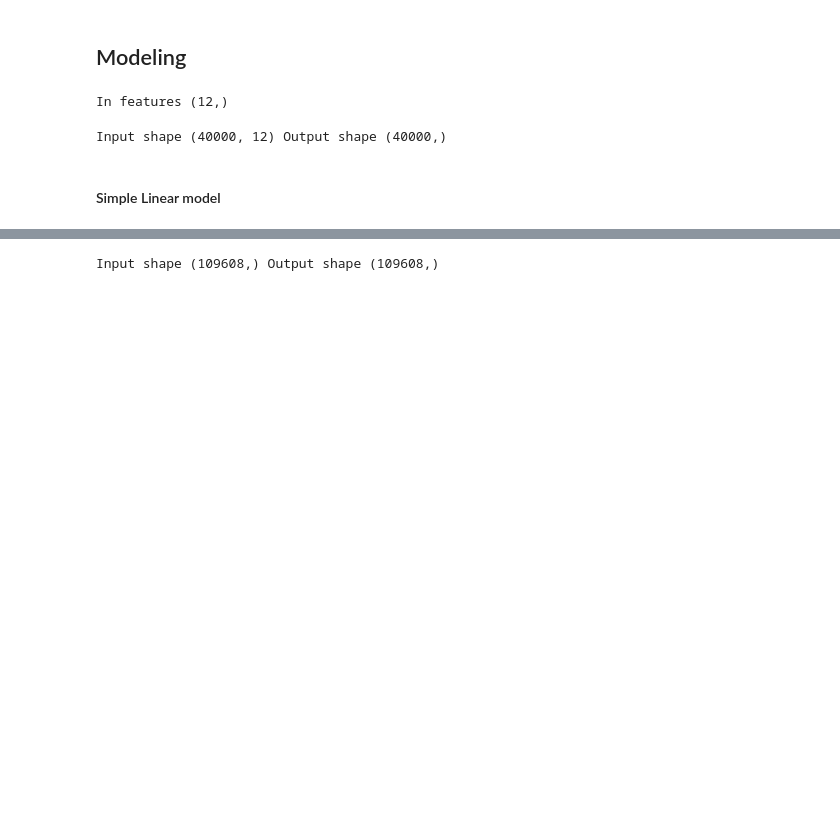
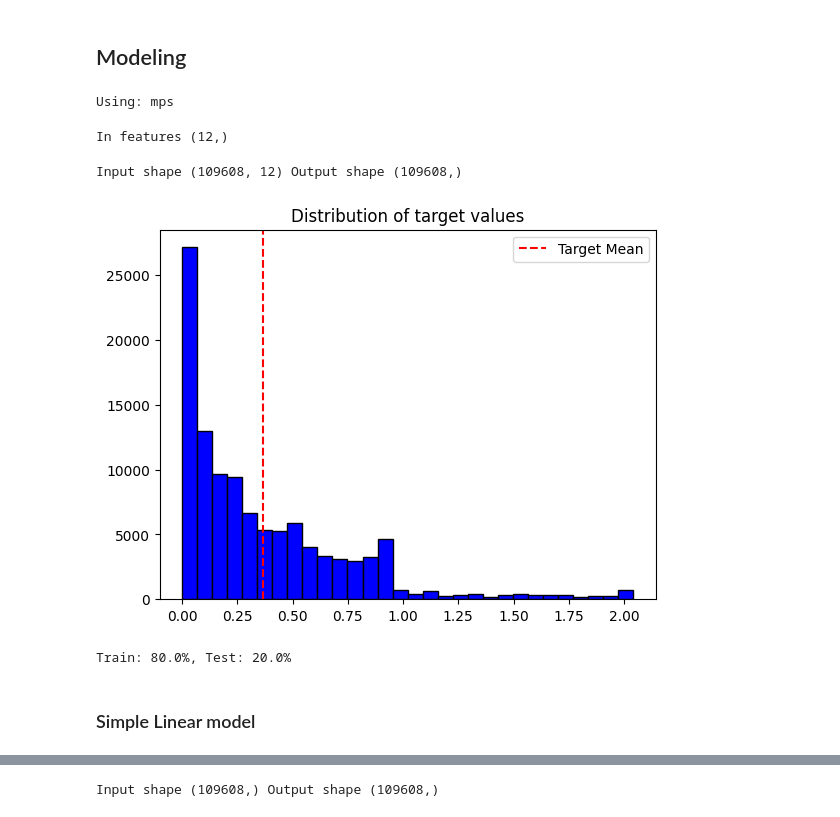
Before and after one commit to zybecker/DS-5500, a Jupyter notebook: RNN_Model.ipynb, the cells around one changed output, grey strips where cells are left out. Saved outputs shown, nothing was run; the diff lists cells and outputs as text; code cells hidden in the pictures; blank space fills up the shorter version.

```diff
--- a/RNN_Model.ipynb
+++ b/RNN_Model.ipynb
@@ -214,5 +216,7 @@ from dataclasses import dataclass
 from torch.utils.data import DataLoader, Dataset, TensorDataset
 from tqdm import tqdm
 # %%
-DEVICE = torch.device("mps" if torch.backends.mps.is_built() else "cpu")
+DEVICE = torch.device("mps" if torch.backends.mps.is_available() else ("cuda" if torch.cuda.is_available() else "cpu"))
 print("Using:", DEVICE)
+# %% [output]
+Using: mps
@@ -223,18 +286,44 @@ In features (12,)
 # %%
 # just get the last pitch for this test
 input_vals = np.array([t[0] for t in X_tuple])
 # Convert Nan to 0
-input_vals = np.nan_to_num(input_vals, nan=-1)[0:40000]
-target_vals = np.nan_to_num(ys, nan=-1)[0:40000]
+input_vals = np.nan_to_num(input_vals, nan=-1)
+target_vals = np.nan_to_num(ys, nan=-1)
 print("Input shape", input_vals.shape, "Output shape", target_vals.shape)
 
 # Standardize the data
 from sklearn import preprocessing
 scaler = preprocessing.StandardScaler().fit(input_vals)
 input_vals = scaler.transform(input_vals)
 #scaler = preprocessing.StandardScaler().fit(target_vals)
 #target_vals = scaler.transform(target_vals)
+
+plt.title("Distribution of target values")
+plt.hist(target_vals, bins=30, color='b', edgecolor='black')
+plt.axvline(x=target_vals.mean(), color='r', linestyle='--', label='Target Mean')
+plt.legend()
+plt.show()
 # %% [output]
-Input shape (40000, 12) Output shape (40000,)
+Input shape (109608, 12) Output shape (109608,)
+[figure, added]
+# %%
+batch_size = 32
+
+# Convert to tensor
+input_tensor = torch.tensor(input_vals, dtype=torch.float32)
+target_tensor = torch.tensor(target_vals, dtype=torch.float32)
+
+# Create dataset
+MLP_dataset = TensorDataset(input_tensor, target_tensor)
+
+# Split into test and train data
+train_dataset, test_dataset = random_split(MLP_dataset, [0.8, 0.2])
+print(f"Train: {len(train_dataset)/len(MLP_dataset)*100:.1f}%, Test: {len(test_dataset)/len(MLP_dataset)*100:.1f}%")
+
+# Turn into Dataloaders
+MLP_train_dataloader = DataLoader(train_dataset, batch_size=batch_size, shuffle=True)
+MLP_test_dataloader = DataLoader(train_dataset, batch_size=batch_size, shuffle=True)
+# %% [output]
+Train: 80.0%, Test: 20.0%
 # %% [markdown]
-#### Simple Linear model
+### Simple Linear model
```
Also changed, not shown: parts of 22 cells of this notebook, 1 other file.
